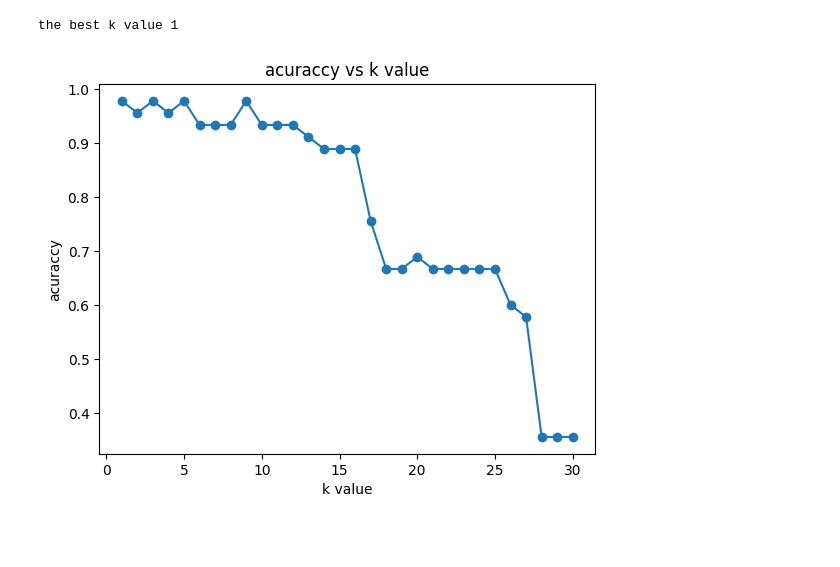
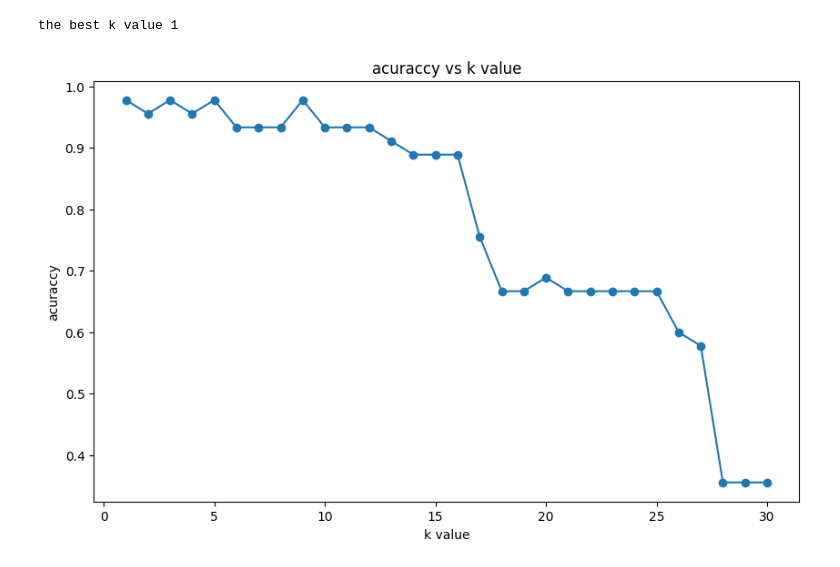
Before and after one commit to andryelarossignol/KNN, a Jupyter notebook: KNN.ipynb, the cells around one changed output. Cells and saved outputs as stored; diff of their text form; code cells hidden in the pictures; blank space fills up the shorter version.

```diff
--- a/KNN.ipynb
+++ b/KNN.ipynb
@@ -49,13 +48,15 @@ best_k = clf.best_params_['n_neighbors']
 print(f"the best k value {best_k}")
 # %% [output]
 the best k value 1
+# %%
+k_values = np.arange(1, 31)
+accuracies = clf.cv_results_['mean_test_score']
 # %%
-k_values = np.arange(1, 31)
-accuracies = [clf.cv_results_['mean_test_score'][i] for i in range(len(k_values))]
+plt.figure(figsize=(10, 6))
 plt.plot(k_values, accuracies, marker='o')
 plt.xlabel('k value')
 plt.ylabel('acuraccy')
 plt.title('acuraccy vs k value')
 plt.show()
 # %% [output]
-[figure, old version]
+[figure, new version]
```
Also changed, not shown: parts of 7 cells of this notebook.
